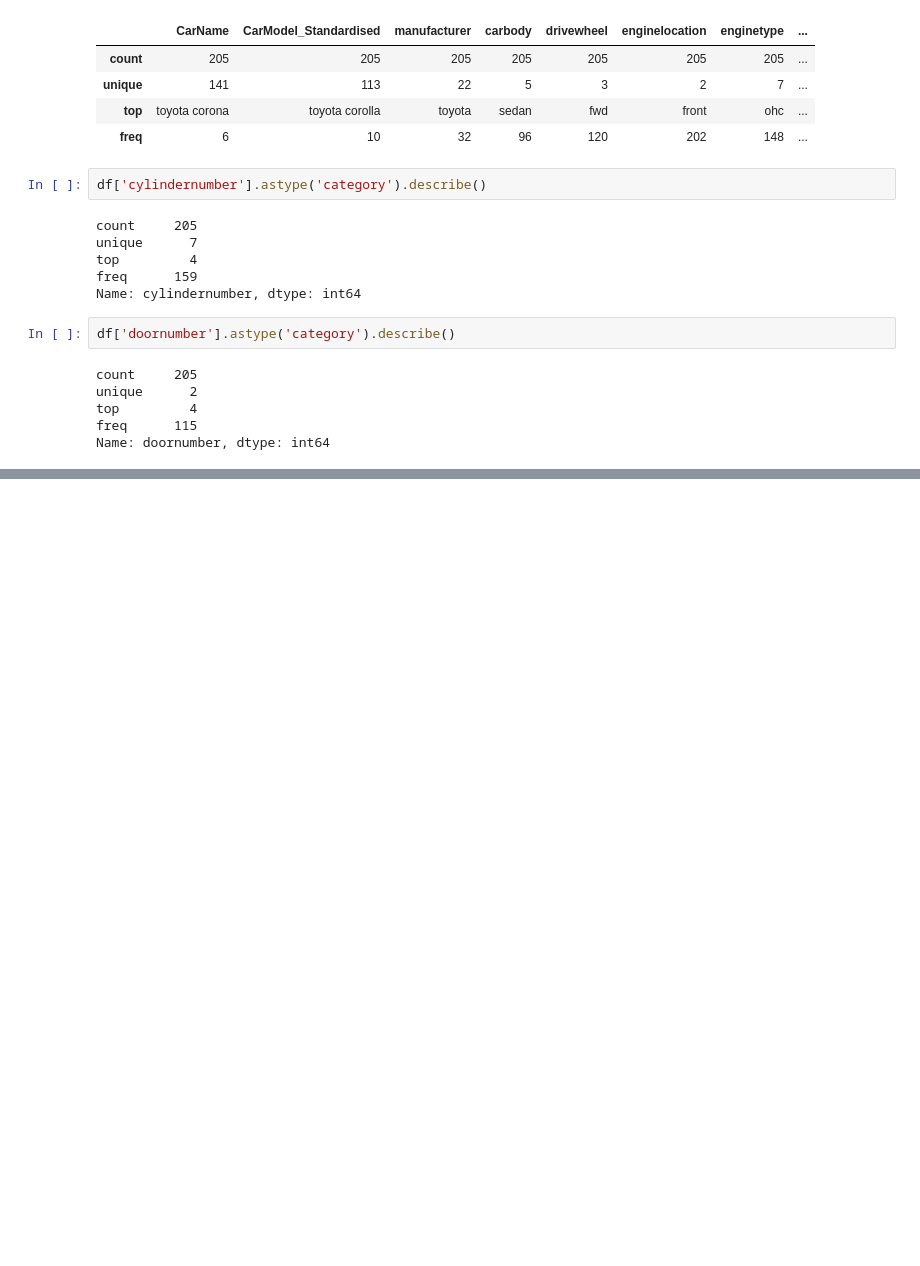
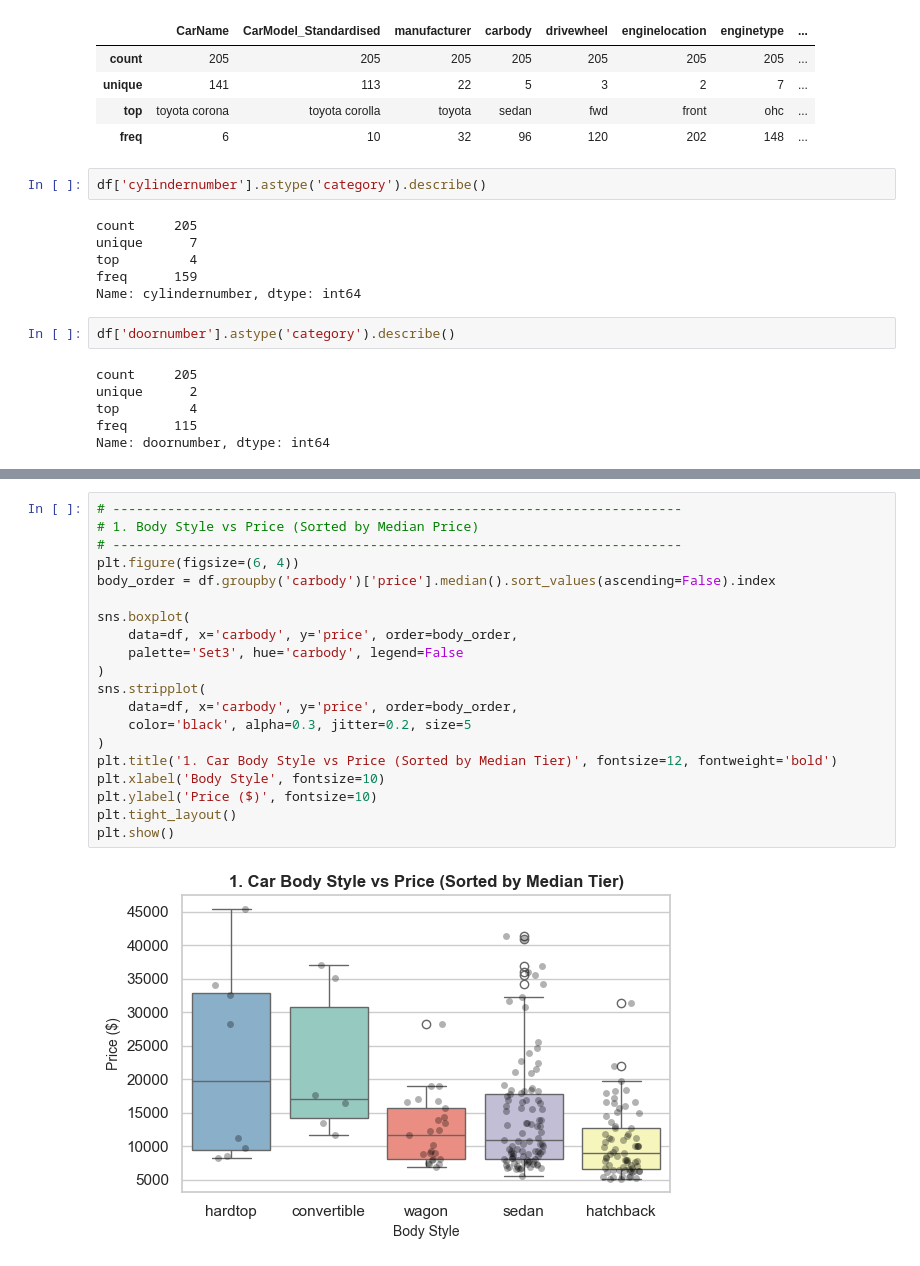
Before and after one commit to phonemes-and-speech-entrainment/Car_feature_price_analysis, a Jupyter notebook: jupyter_notebooks/Unit 2/car_price_visualisations_and_stats.ipynb, the cells around one changed output, grey strips where cells are left out. Saved outputs shown, nothing was run; the diff lists cells and outputs as text; blank space fills up the shorter version.

```diff
--- a/jupyter_notebooks/Unit 2/car_price_visualisations_and_stats.ipynb
+++ b/jupyter_notebooks/Unit 2/car_price_visualisations_and_stats.ipynb
@@ -129,0 +168,22 @@ for col in numeric_cols:
+# %%
+# -------------------------------------------------------------------------
+# 1. Body Style vs Price (Sorted by Median Price)
+# -------------------------------------------------------------------------
+plt.figure(figsize=(6, 4))
+body_order = df.groupby('carbody')['price'].median().sort_values(ascending=False).index
+
+sns.boxplot(
+    data=df, x='carbody', y='price', order=body_order,
+    palette='Set3', hue='carbody', legend=False
+)
+sns.stripplot(
+    data=df, x='carbody', y='price', order=body_order,
+    color='black', alpha=0.3, jitter=0.2, size=5
+)
+plt.title('1. Car Body Style vs Price (Sorted by Median Tier)', fontsize=12, fontweight='bold')
+plt.xlabel('Body Style', fontsize=10)
+plt.ylabel('Price ($)', fontsize=10)
+plt.tight_layout()
+plt.show()
+# %% [output]
+[figure, added]
```
Also changed, not shown: parts of 14 cells of this notebook.
